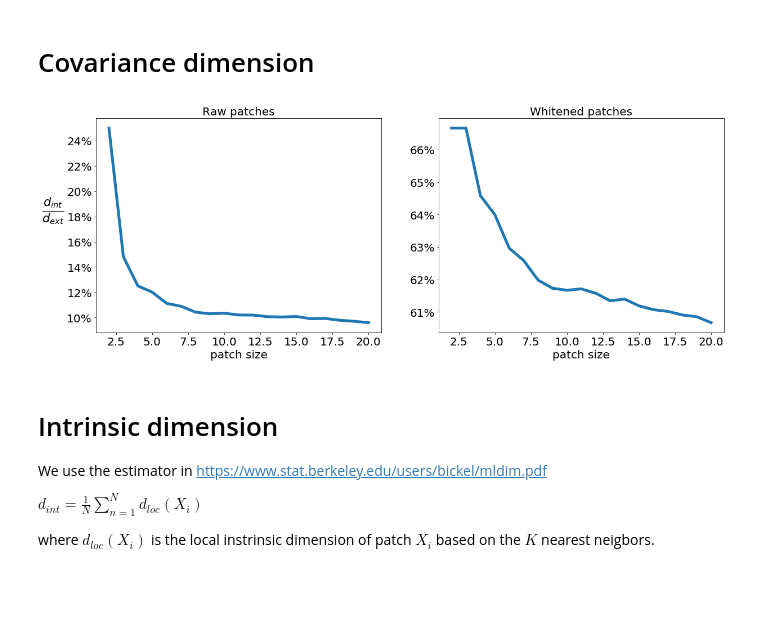
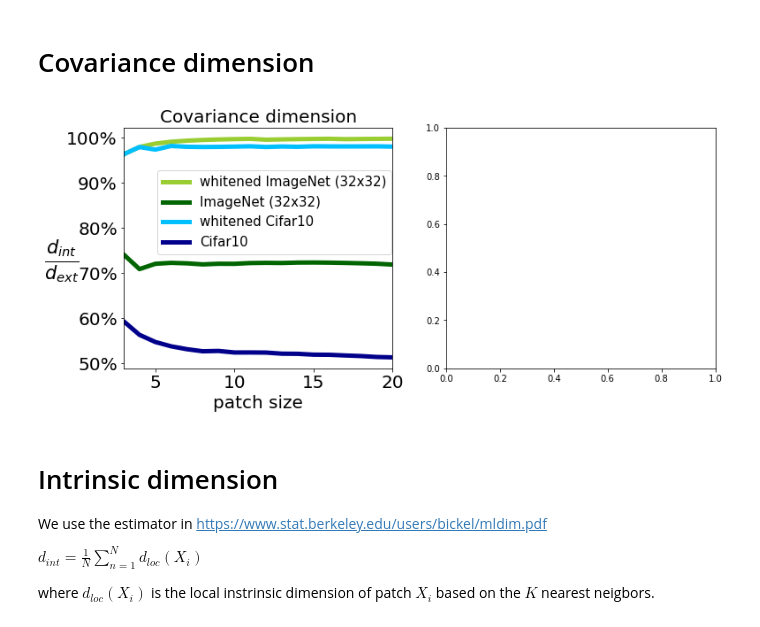
Before and after one commit to louity/patches, a Jupyter notebook: PatchesAnalysis.ipynb, the cells around one changed output. Saved outputs shown, nothing was run; the diff lists cells and outputs as text; code cells hidden in the pictures; blank space fills up the shorter version.

```diff
--- a/PatchesAnalysis.ipynb
+++ b/PatchesAnalysis.ipynb
@@ -151,7 +151,7 @@ def int_dims_largest_scale(int_dims_all_scales):
     out['std_Idim'] = np.array(out['std_Idim'])[indicies]
     return out
 
-def format_ax(ax, xlabel = '',ylabel = '', title= '', labelsize = 20, y_ticks_format='{:,.0%}', x_ticks_format=None):
+def format_ax(ax, xlabel = '',ylabel = '', title= '', labelsize = 20, y_ticks_format='{:,.00%}', x_ticks_format=None):
     vals = ax.get_yticks()
     if y_ticks_format is not None:
         ax.set_yticklabels([y_ticks_format.format(x) for x in vals])
@@ -186,13 +186,13 @@ root = '/nfs/gatsbystor/michaela/projects/nondeep/data/'
 class Struct:
 	def __init__(self, **entries):
 		self.__dict__.update(entries)
-args = {'dataset':'cifar10',
+args = {'dataset':'imagenet32',
         'no_padding':False,
         'batchsize':512,
         'num_workers':4,
         'padding_mode':'constant',
-        'path_train': '/nfs/data/michaela/projects/data/imagenet/imagenet32/out_data_train/',
-        'path_test': '/nfs/data/michaela/projects/data/imagenet/imagenet32/out_data_val/',
+        'path_train': '/nfs/gatsbystor/michaela/projects/data/imagenet/imagenet32/out_data_train/',
+        'path_test': '/nfs/gatsbystor/michaela/projects/data/imagenet/imagenet32/out_data_val/',
         'K_nn':2000,
         'numpy_seed':0,
         'n_channel_convolution':1000,
@@ -210,13 +206,2 @@ Files already downloaded and verified
 # %% [markdown]
 # Computing Singular Values of patches
-# %%
-# Computing singular values of
-save_file = 'data/eigvals.pickle'
-if not os.path.exists(save_file):
-    all_eigvals = pa.eigvals_patches(trainloader_whitening,patch_sizes,whitening_regs)
-
-    with open(save_file, 'wb') as f:
-        pickle.dump(all_eigvals, f)
-else:
-    with open(save_file, 'rb') as f:
-        all_eigvals = pickle.load(f)
@@ -253,28 +285,48 @@ No handles with labels found to put in legend.
 # %% [markdown]
 # Covariance dimension
 # %%
-fig, ax = plt.subplots(1,2, figsize=(20,7))
+fig, ax = plt.subplots(1,2, figsize=(12,5))
 # params
 max_id = 100
 raw_idx=0
-whitened_idx = 3
+whitened_idx = 2
 linewidth = 5.
-thresh = 0.05
+thresh = 0.001
+colors = [ 'darkgreen', 'yellowgreen','darkblue', 'deepskyblue']
+# computing intrinc dims
+cifar10_all_dims = np.array([ pa.cov_dimension(cifar10_eigvals[i], thresh) for i in range(len(patch_sizes))])
+imagenet32_all_dims = np.array([ pa.cov_dimension(imagenet32_eigvals[i], thresh) for i in range(len(patch_sizes))])
 
-# computing intrinc dims
-all_dims = [ pa.cov_dimension(all_eigvals[i], thresh) for i in range(len(patch_sizes))]
-all_dims = np.array(all_dims)
+#cifar10_all_dims_t_min = np.array([ pa.cov_dimension(cifar10_eigvals[i], 0.05) for i in range(len(patch_sizes))])
+#imagenet32_all_dims_t_min = np.array([ pa.cov_dimension(imagenet32_eigvals[i], 0.01) for i in range(len(patch_sizes))])
+
+#cifar10_all_dims_t_max = np.array([ pa.cov_dimension(cifar10_eigvals[i], 0.05) for i in range(len(patch_sizes))])
+#imagenet32_all_dims_t_max = np.array([ pa.cov_dimension(imagenet32_eigvals[i], 0.1) for i in range(len(patch_sizes))])
+
 
 # plot
-ax[0].plot(np.array(patch_sizes),all_dims[:,raw_idx],label = str(patch_sizes[i]), linewidth = linewidth )
-ax[1].plot(np.array(patch_sizes),all_dims[:,whitened_idx],label = str(patch_sizes[i]), linewidth = linewidth)
 
-format_ax(ax[0],xlabel='patch size', ylabel= '$\\frac{d_{int}}{d_{ext}}$', title = 'Raw patches', labelsize=20)
-format_ax(ax[1],xlabel='patch size', ylabel= '', title = 'Whitened patches', labelsize=20)
+ax[0].plot(np.array(patch_sizes),imagenet32_all_dims[:,whitened_idx],linewidth = linewidth, color = colors[1],label = 'whitened ImageNet (32x32)',)
+ax[0].plot(np.array(patch_sizes),imagenet32_all_dims[:,raw_idx], linewidth = linewidth , color = colors[0], label = 'ImageNet (32x32)',)
 
-save('intrinsic_dims')
+#ax[1].plot(np.array(patch_sizes),imagenet32_all_dims_t_min[:,whitened_idx],label = str(patch_sizes[i]), linewidth = linewidth, color = colors[1], linestyle='--' )
+#ax[1].plot(np.array(patch_sizes),imagenet32_all_dims_t_max[:,whitened_idx],label = str(patch_sizes[i]), linewidth = linewidth, color = colors[1], linestyle='-.')
+
+ax[0].plot(np.array(patch_sizes),cifar10_all_dims[:,whitened_idx], linewidth = linewidth, color = colors[3],label = 'whitened Cifar10',)
+ax[0].plot(np.array(patch_sizes),cifar10_all_dims[:,raw_idx],linewidth = linewidth , color = colors[2],label = 'Cifar10')
+
+format_ax(ax[0],xlabel='patch size', ylabel= '$\\frac{d_{int}}{d_{ext}}$', title = 'Covariance dimension', labelsize=20, x_ticks_format=None )
+#format_ax(ax[1],xlabel='patch size', ylabel= '', title = 'Whitened patches', labelsize=20, x_ticks_format=None)
+ax[0].set_xlim([3,20])
+#ax.set_ylim([0,1.])
+#ax[1].set_xlim([3,20])
+ax[0].yaxis.set_label_coords(-0.23, 0.42)
+ax[0].yaxis.set_label_coords(-0.23, 0.35)
+#ax.legend(bbox_to_anchor=(1.4, 1.),frameon=False)
+ax[0].legend(fontsize = 15, bbox_to_anchor=(.10, .85))
+save('cov_intrinsic_dims')
 # %% [output]
-[figure, old version]
+[figure, new version]
 # %% [markdown]
 # Intrinsic dimension
 We use the estimator in https://www.stat.berkeley.edu/users/bickel/mldim.pdf
```
Also changed, not shown: parts of 12 cells of this notebook, 10 other files.
